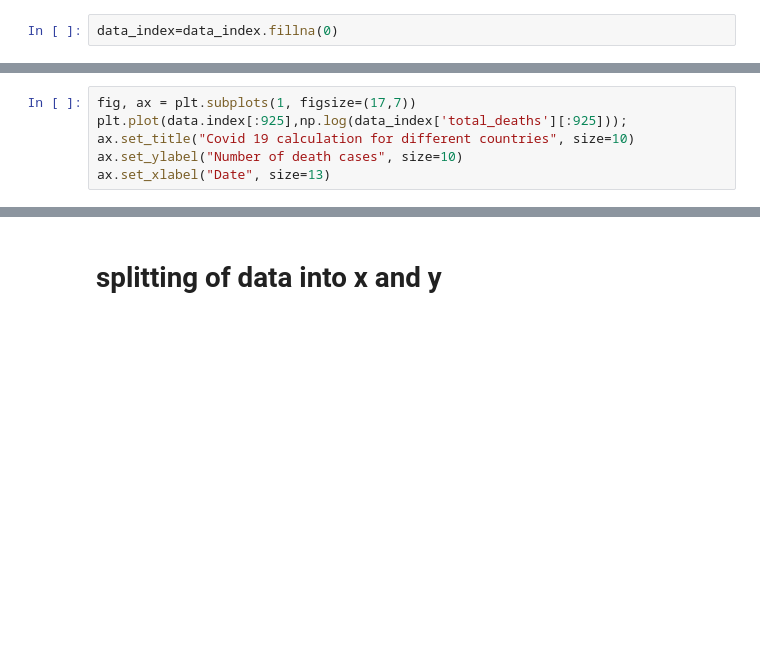
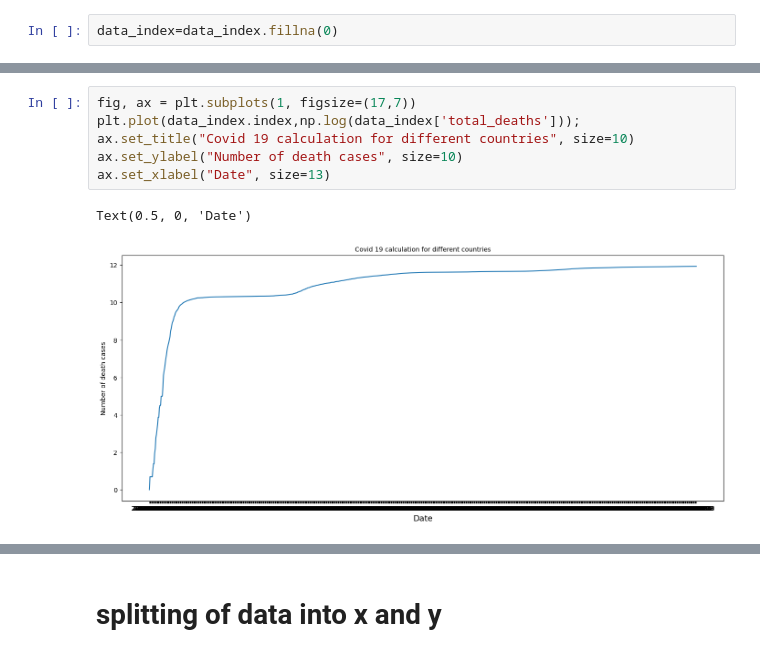
Before and after one commit to tekadata/covid_time_series_prediction, a Jupyter notebook: notebooks/model-France-SVR-index.ipynb, the cells around one changed output, grey strips where cells are left out. Saved outputs shown, nothing was run; the diff lists cells and outputs as text; blank space fills up the shorter version.

```diff
--- a/notebooks/model-France-SVR-index.ipynb
+++ b/notebooks/model-France-SVR-index.ipynb
@@ -76,9 +98,12 @@ Text(0.5, 0, 'Date')
 # %%
 fig, ax = plt.subplots(1, figsize=(17,7))
-plt.plot(data.index[:925],np.log(data_index['total_deaths'][:925]));
+plt.plot(data_index.index,np.log(data_index['total_deaths']));
 ax.set_title("Covid 19 calculation for different countries", size=10)
 ax.set_ylabel("Number of death cases", size=10)
 ax.set_xlabel("Date", size=13)
+# %% [output]
+Text(0.5, 0, 'Date')
+[figure, added]
 # %%
 
 plt.figure(figsize=(15,3))
```
Also changed, not shown: parts of 9 cells of this notebook, 1 other file.
